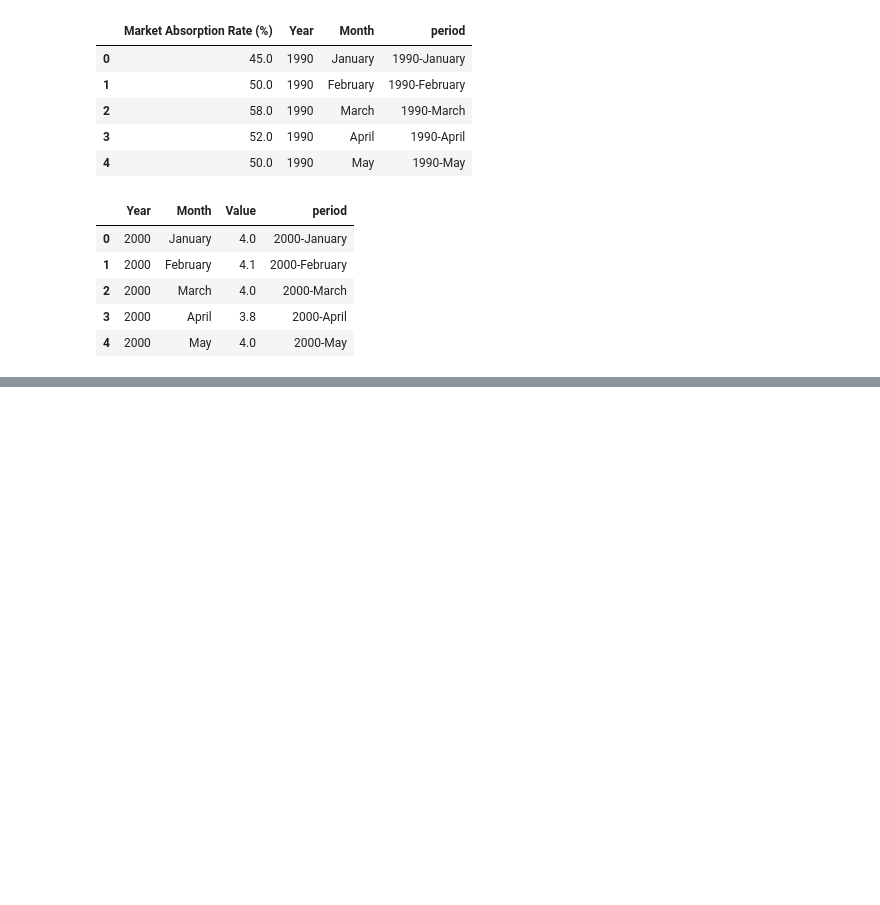
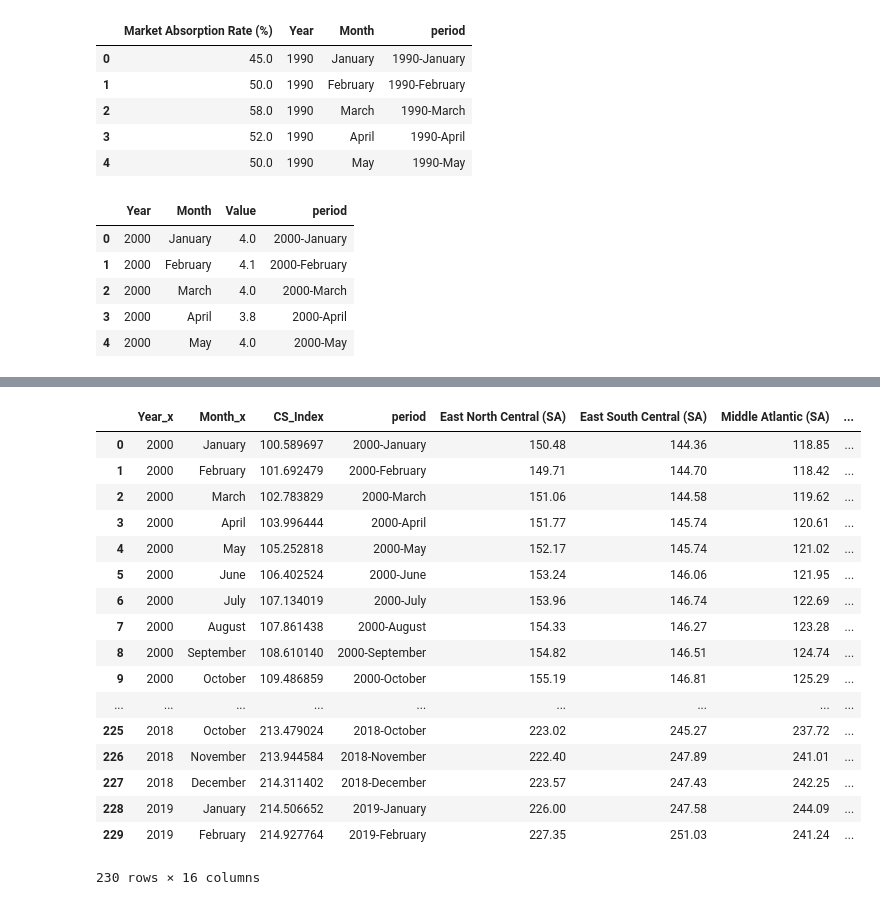
Before and after one commit to andrewboring/laughing-umbrella, a Jupyter notebook: Notebooks/data-assembler.ipynb, the cells around one changed output, grey strips where cells are left out. Drawn from its saved outputs; the diff is of its cells as text; code cells hidden in the pictures; blank space fills up the shorter version.

```diff
--- a/Notebooks/data-assembler.ipynb
+++ b/Notebooks/data-assembler.ipynb
@@ -92,0 +93,23 @@ fods_data.head()
+# %%
+new_df = cs_data
+# %%
+new_df.merge(fhfa_data, how="inner", on='period')
+# %% [output]
+|  | Year_x | Month_x | CS_Index | period | East North Central (SA) | East South Central (SA) | Middle Atlantic (SA) | ... |
+| 0 | 2000 | January | 100.589697 | 2000-January | 150.48 | 144.36 | 118.85 | ... |
+| 1 | 2000 | February | 101.692479 | 2000-February | 149.71 | 144.70 | 118.42 | ... |
+| 2 | 2000 | March | 102.783829 | 2000-March | 151.06 | 144.58 | 119.62 | ... |
+| 3 | 2000 | April | 103.996444 | 2000-April | 151.77 | 145.74 | 120.61 | ... |
+| 4 | 2000 | May | 105.252818 | 2000-May | 152.17 | 145.74 | 121.02 | ... |
+| 5 | 2000 | June | 106.402524 | 2000-June | 153.24 | 146.06 | 121.95 | ... |
+| 6 | 2000 | July | 107.134019 | 2000-July | 153.96 | 146.74 | 122.69 | ... |
+| 7 | 2000 | August | 107.861438 | 2000-August | 154.33 | 146.27 | 123.28 | ... |
+| 8 | 2000 | September | 108.610140 | 2000-September | 154.82 | 146.51 | 124.74 | ... |
+| 9 | 2000 | October | 109.486859 | 2000-October | 155.19 | 146.81 | 125.29 | ... |
+| ... | ... | ... | ... | ... | ... | ... | ... | ... |
+| 225 | 2018 | October | 213.479024 | 2018-October | 223.02 | 245.27 | 237.72 | ... |
+| 226 | 2018 | November | 213.944584 | 2018-November | 222.40 | 247.89 | 241.01 | ... |
+| 227 | 2018 | December | 214.311402 | 2018-December | 223.57 | 247.43 | 242.25 | ... |
+| 228 | 2019 | January | 214.506652 | 2019-January | 226.00 | 247.58 | 244.09 | ... |
+| 229 | 2019 | February | 214.927764 | 2019-February | 227.35 | 251.03 | 241.24 | ... |
+230 rows × 16 columns
```
Also changed, not shown: parts of 8 cells of this notebook.
